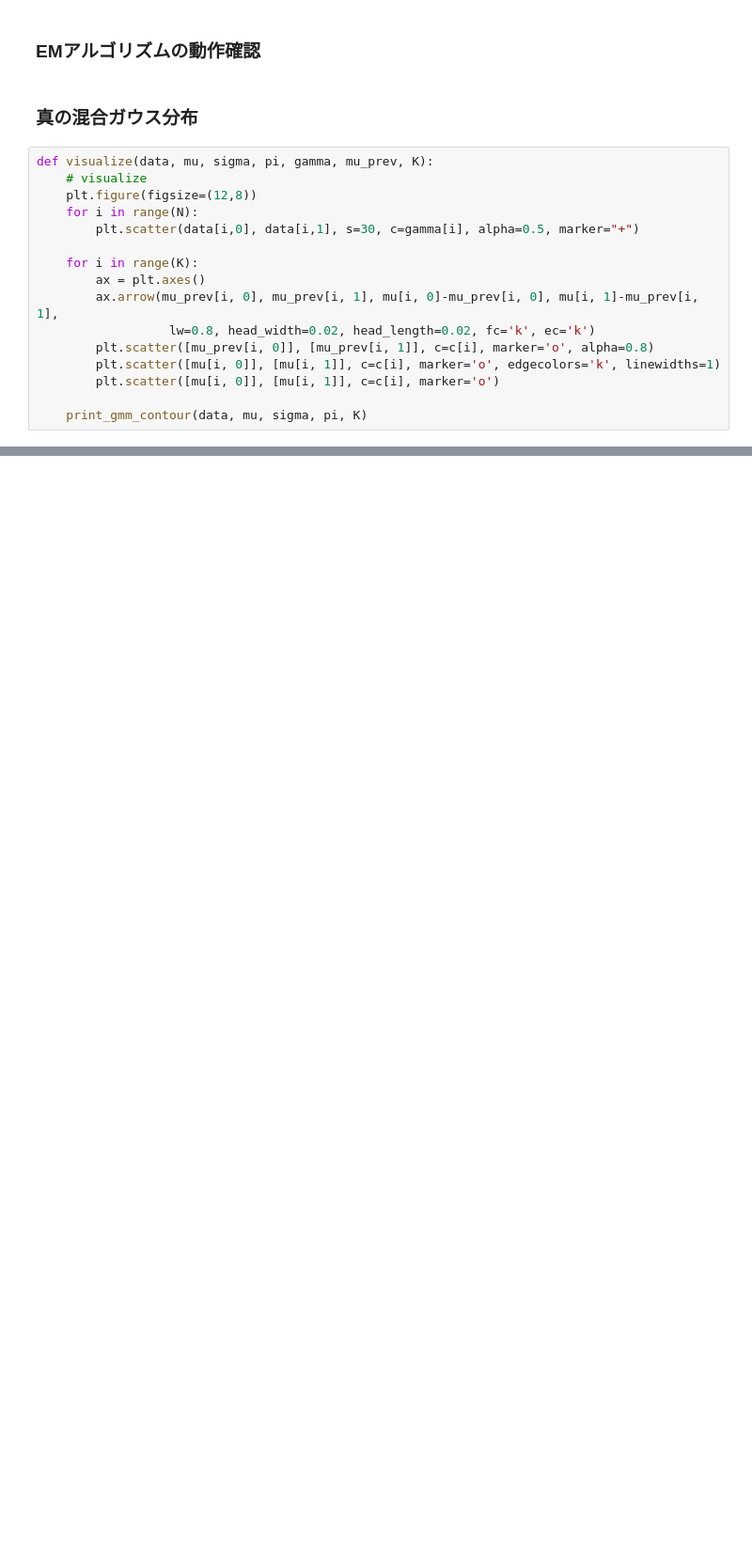
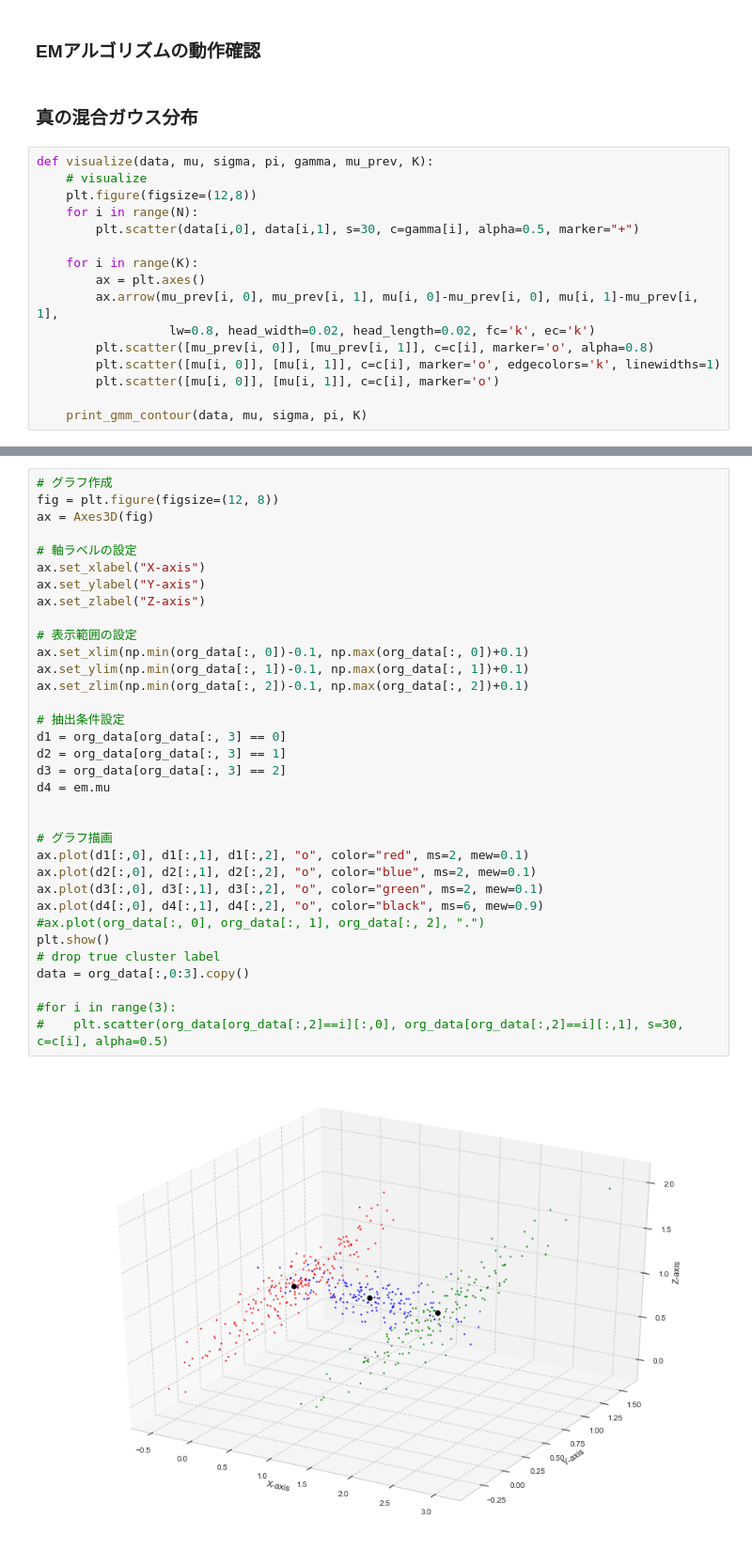
Before and after one commit to satetsu007/anomaly_detection, a Jupyter notebook: ipynb/EM-algorithm(n-dim).ipynb, the cells around one changed output, grey strips where cells are left out. Shown at 94% size. Cells and saved outputs as stored; diff of their text form; blank space fills up the shorter version.

```diff
--- a/ipynb/EM-algorithm(n-dim).ipynb
+++ b/ipynb/EM-algorithm(n-dim).ipynb
@@ -140,0 +174,36 @@ step: 27
+# %%
+# グラフ作成
+fig = plt.figure(figsize=(12, 8))
+ax = Axes3D(fig)
+
+# 軸ラベルの設定
+ax.set_xlabel("X-axis")
+ax.set_ylabel("Y-axis")
+ax.set_zlabel("Z-axis")
+
+# 表示範囲の設定
+ax.set_xlim(np.min(org_data[:, 0])-0.1, np.max(org_data[:, 0])+0.1)
+ax.set_ylim(np.min(org_data[:, 1])-0.1, np.max(org_data[:, 1])+0.1)
+ax.set_zlim(np.min(org_data[:, 2])-0.1, np.max(org_data[:, 2])+0.1)
+
+# 抽出条件設定
+d1 = org_data[org_data[:, 3] == 0]
+d2 = org_data[org_data[:, 3] == 1]
+d3 = org_data[org_data[:, 3] == 2]
+d4 = em.mu
+
+
+# グラフ描画
+ax.plot(d1[:,0], d1[:,1], d1[:,2], "o", color="red", ms=2, mew=0.1)
+ax.plot(d2[:,0], d2[:,1], d2[:,2], "o", color="blue", ms=2, mew=0.1)
+ax.plot(d3[:,0], d3[:,1], d3[:,2], "o", color="green", ms=2, mew=0.1)
+ax.plot(d4[:,0], d4[:,1], d4[:,2], "o", color="black", ms=6, mew=0.9)
+#ax.plot(org_data[:, 0], org_data[:, 1], org_data[:, 2], ".")
+plt.show()
+# drop true cluster label
+data = org_data[:,0:3].copy()
+
+#for i in range(3):
+#    plt.scatter(org_data[org_data[:,2]==i][:,0], org_data[org_data[:,2]==i][:,1], s=30, c=c[i], alpha=0.5)
+# %% [output]
+[figure, added]
```
Also changed, not shown: parts of 3 cells of this notebook, 12 other files.
